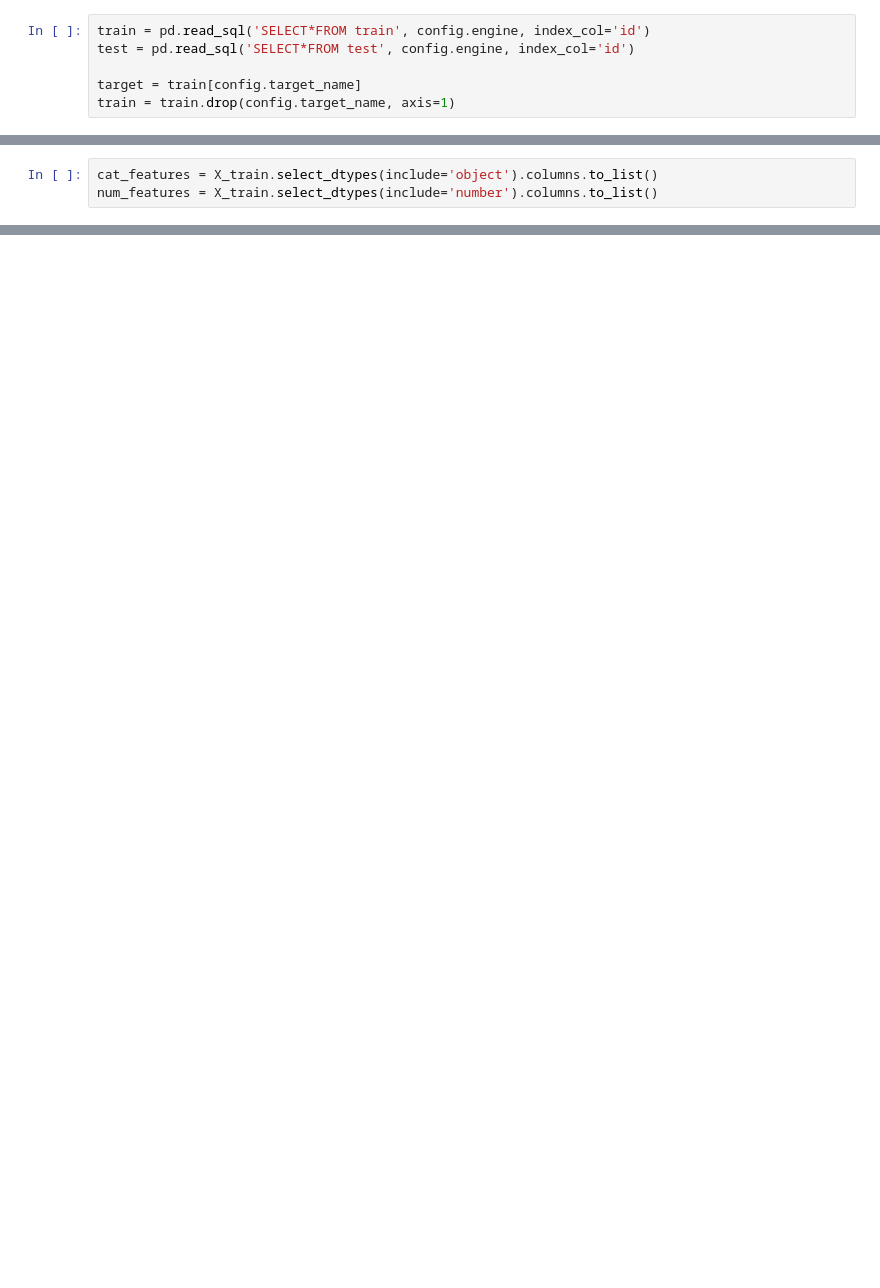
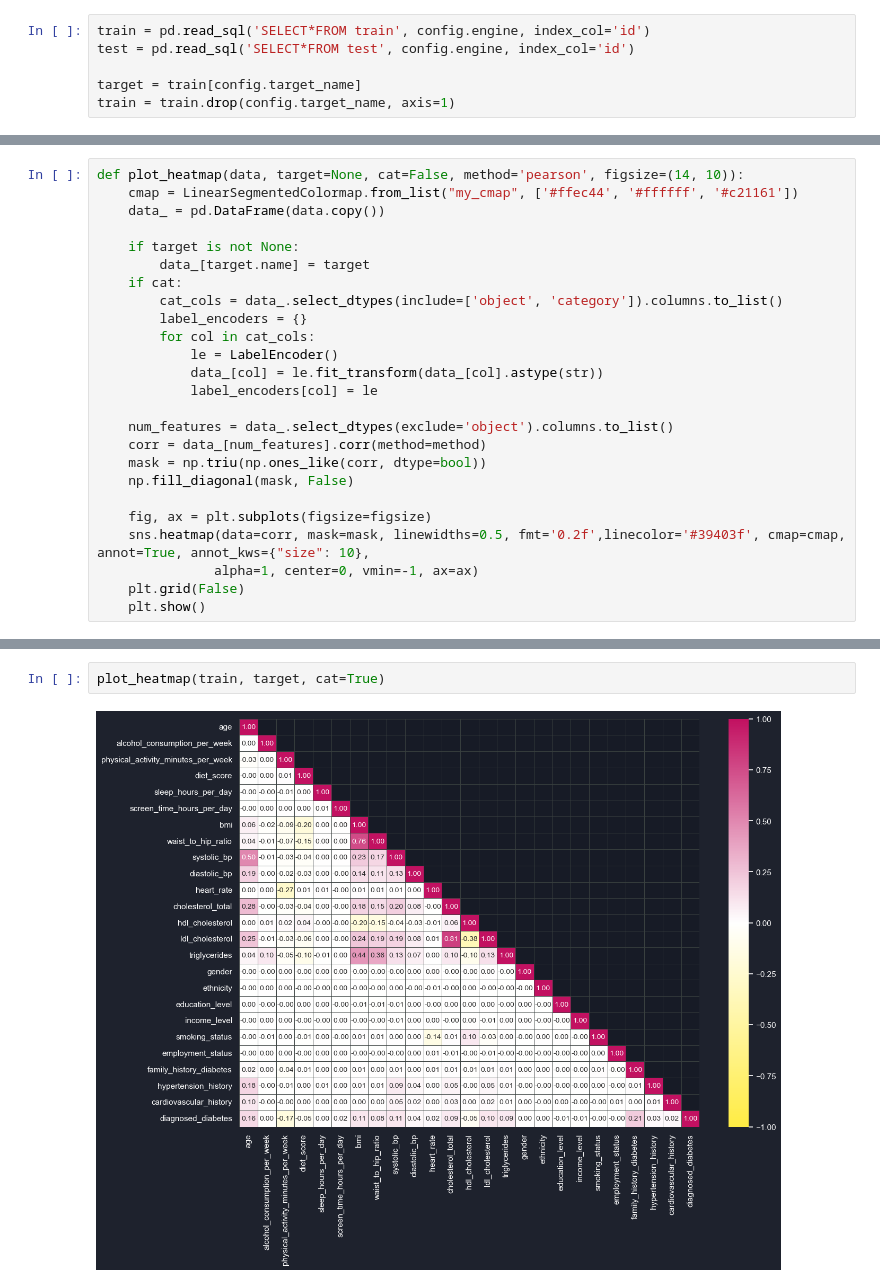
Before and after one commit to EngeloX/Diabetes_Prediction, a Jupyter notebook: Notebooks/Data_Analysis.ipynb, the cells around one changed output, grey strips where cells are left out. Cells and saved outputs as stored; diff of their text form; blank space fills up the shorter version.

```diff
--- a/Notebooks/Data_Analysis.ipynb
+++ b/Notebooks/Data_Analysis.ipynb
@@ -600,3 +21,0 @@ X_test['income_level'] = enc.transform(X_test[['income_level']])
-# %%
-cat_features = X_train.select_dtypes(include='object').columns.to_list()
-num_features = X_train.select_dtypes(include='number').columns.to_list()
@@ -618,0 +177,25 @@ create_submission(y_preds_proba, 'naive_catboost')
+# %%
+def plot_heatmap(data, target=None, cat=False, method='pearson', figsize=(14, 10)):
+    cmap = LinearSegmentedColormap.from_list("my_cmap", ['#ffec44', '#ffffff', '#c21161'])
+    data_ = pd.DataFrame(data.copy())
+
+    if target is not None:
+        data_[target.name] = target
+    if cat:
+        cat_cols = data_.select_dtypes(include=['object', 'category']).columns.to_list()
+        label_encoders = {}
+        for col in cat_cols:
+            le = LabelEncoder()
+            data_[col] = le.fit_transform(data_[col].astype(str))
+            label_encoders[col] = le
+
+    num_features = data_.select_dtypes(exclude='object').columns.to_list()
+    corr = data_[num_features].corr(method=method)
+    mask = np.triu(np.ones_like(corr, dtype=bool))
+    np.fill_diagonal(mask, False)
+
+    fig, ax = plt.subplots(figsize=figsize)
+    sns.heatmap(data=corr, mask=mask, linewidths=0.5, fmt='0.2f',linecolor='#39403f', cmap=cmap, annot=True, annot_kws={"size": 10},
+               alpha=1, center=0, vmin=-1, ax=ax)
+    plt.grid(False)
+    plt.show()
@@ -618,0 +258,4 @@ create_submission(y_preds_proba, 'naive_catboost')
+# %%
+plot_heatmap(train, target, cat=True)
+# %% [output]
+[figure, added]
```
Also changed, not shown: parts of 69 cells of this notebook.
